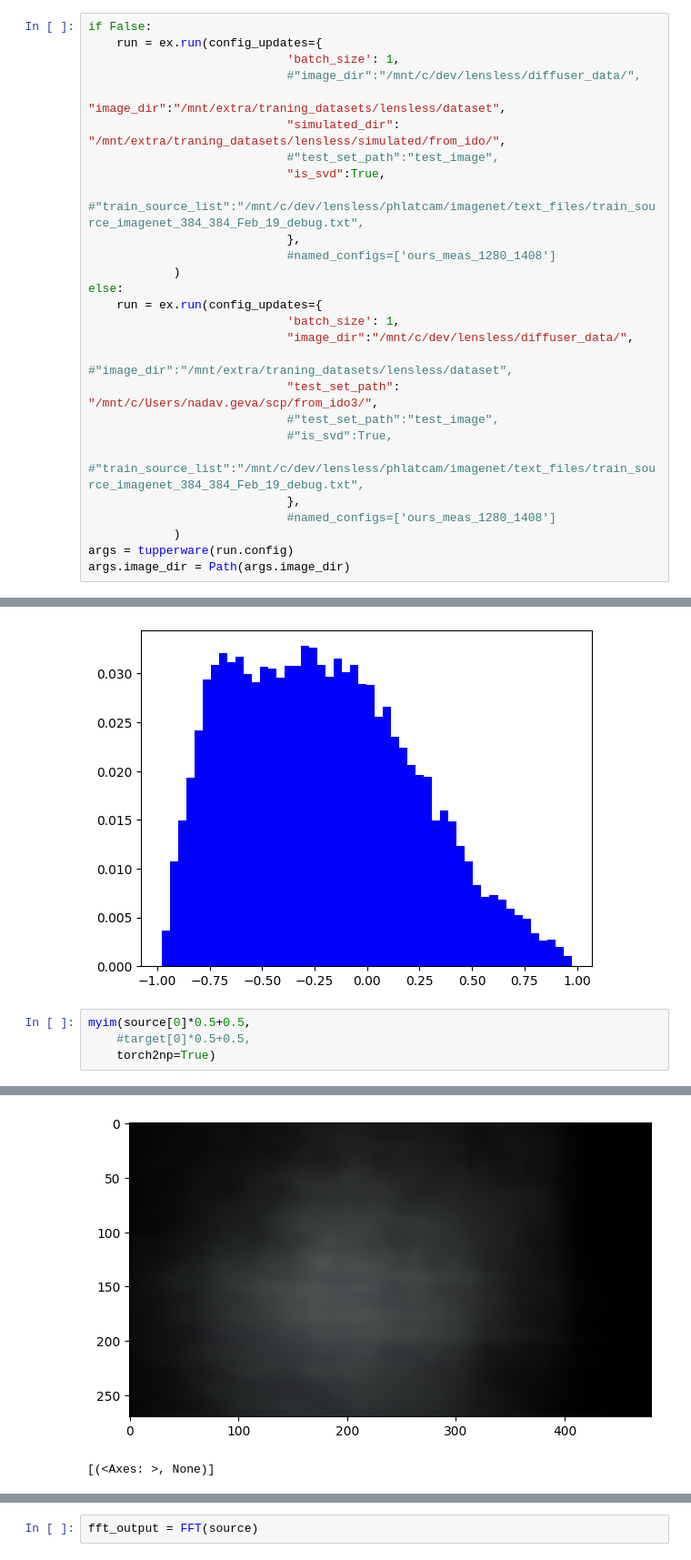
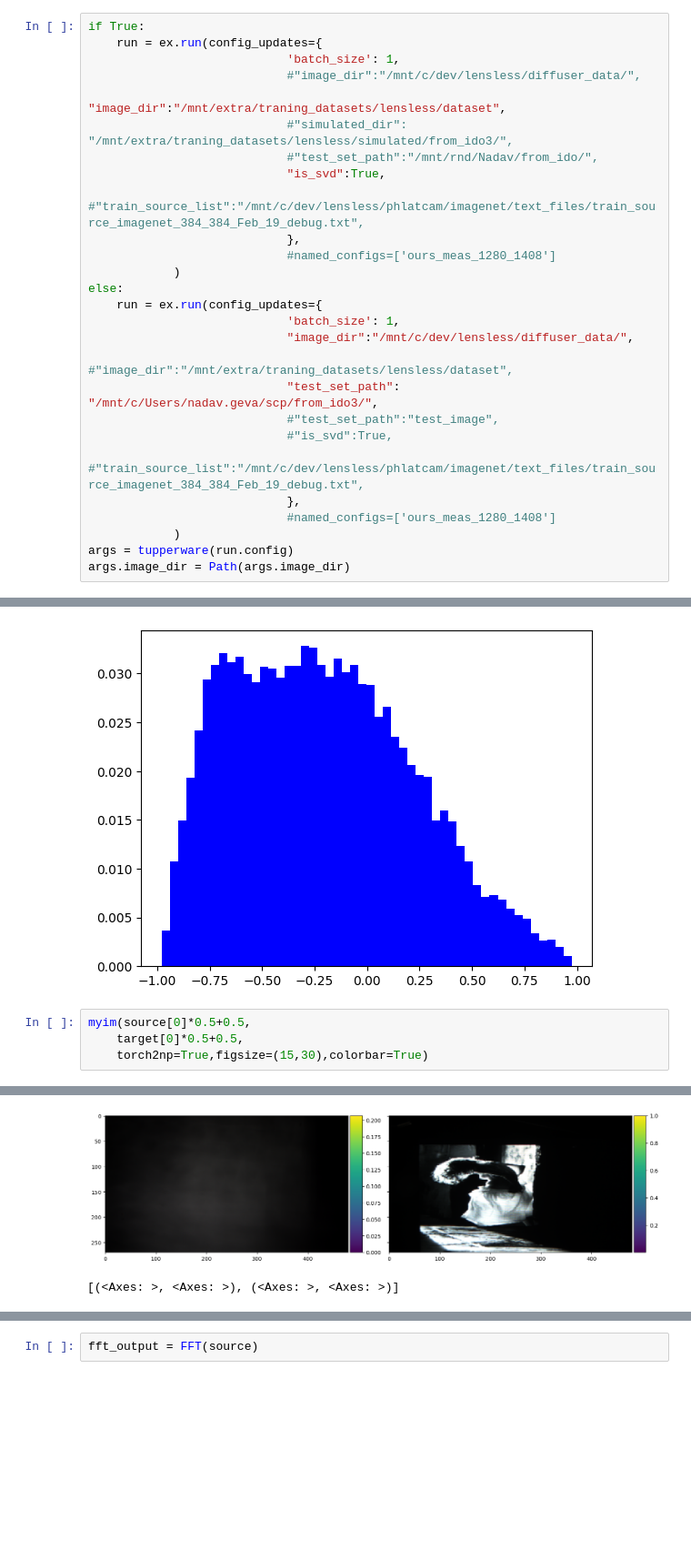
Before and after one commit to gevana/PhoCoLens, a Jupyter notebook: SVDeconv/test_weiner.ipynb, the cells around one changed output, grey strips where cells are left out. Shown at 91% size. Drawn from its saved outputs; the diff is of its cells as text; blank space fills up the shorter version.

```diff
--- a/SVDeconv/test_weiner.ipynb
+++ b/SVDeconv/test_weiner.ipynb
@@ -33,13 +33,13 @@ ex = initialise(ex)
 def notebook_main():
     pass
 # %%
-if False:
+if True:
     run = ex.run(config_updates={
                             'batch_size': 1,
                             #"image_dir":"/mnt/c/dev/lensless/diffuser_data/",
                             "image_dir":"/mnt/extra/traning_datasets/lensless/dataset",
-                            "simulated_dir": "/mnt/extra/traning_datasets/lensless/simulated/from_ido/",
-                            #"test_set_path":"test_image",
+                            #"simulated_dir": "/mnt/extra/traning_datasets/lensless/simulated/from_ido3/",
+                            #"test_set_path":"/mnt/rnd/Nadav/from_ido/",
                             "is_svd":True,
                             #"train_source_list":"/mnt/c/dev/lensless/phlatcam/imagenet/text_files/train_source_imagenet_384_384_Feb_19_debug.txt",
                             },
@@ -142,6 +150,6 @@ _=plot_hist(source[0])
 [figure]
 # %%
 myim(source[0]*0.5+0.5,
-    #target[0]*0.5+0.5,
-    torch2np=True)
+    target[0]*0.5+0.5,
+    torch2np=True,figsize=(15,30),colorbar=True)
 # %% [output]
@@ -148,2 +157,2 @@ myim(source[0]*0.5+0.5,
-[figure, old version]
+[figure, new version]
-[(<Axes: >, None)]
+[(<Axes: >, <Axes: >), (<Axes: >, <Axes: >)]
```
Also changed, not shown: parts of 9 cells of this notebook, 3 other files.
